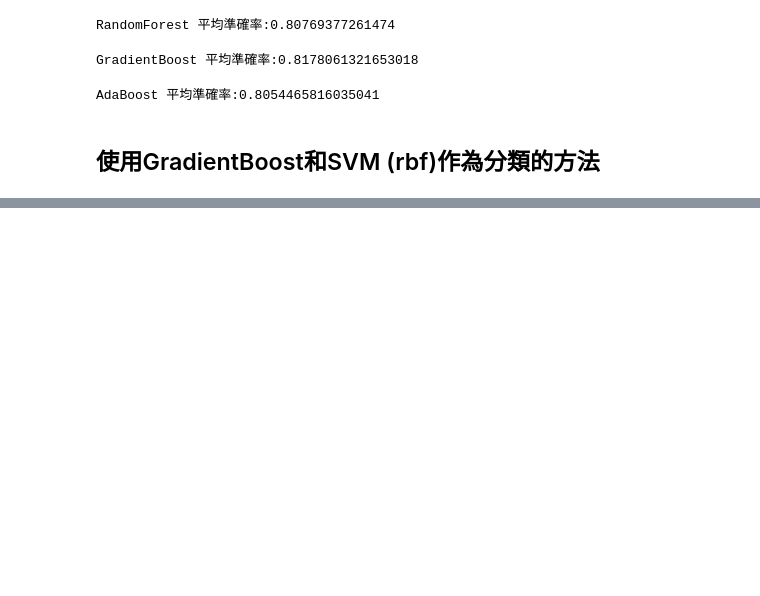
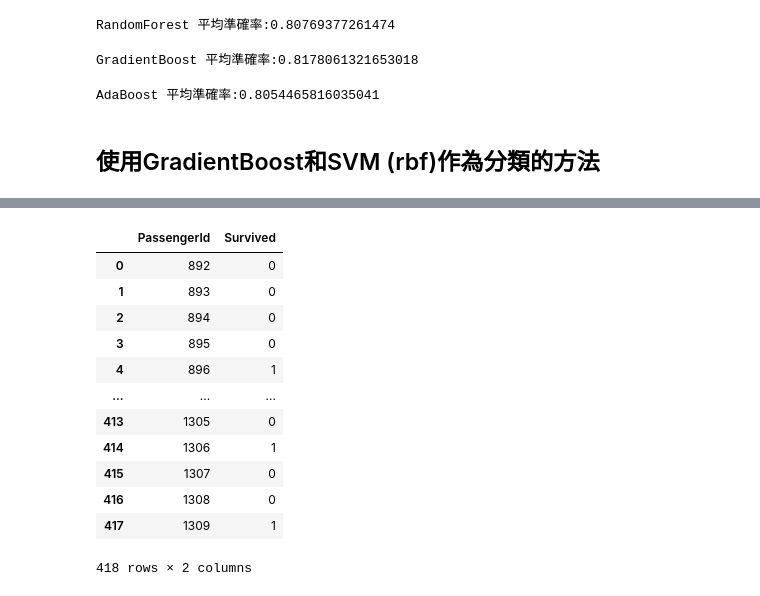
Before and after one commit to highsunday/Kaggle-, a Jupyter notebook: Titanic/titanic predict3.ipynb, the cells around one changed output, grey strips where cells are left out. Drawn from its saved outputs; the diff is of its cells as text; code cells hidden in the pictures; blank space fills up the shorter version.

```diff
--- a/Titanic/titanic predict3.ipynb
+++ b/Titanic/titanic predict3.ipynb
@@ -318,0 +527,2 @@ AdaBoost 平均準確率:0.8054465816035041
+# %%
+model1_res = model1.predict(Data_test)
@@ -318,0 +577,22 @@ AdaBoost 平均準確率:0.8054465816035041
+# %%
+df1=Data_test_orignal['PassengerId'].copy()
+df1.reset_index(drop=True, inplace=True)
+df2=pd.DataFrame(model1_res)
+df2.reset_index(drop=True, inplace=True)
+model1_res = pd.concat( [df1, df2], axis=1)
+model1_res.columns=['PassengerId','Survived']
+model1_res
+# %% [output]
+|  | PassengerId | Survived |
+| 0 | 892 | 0 |
+| 1 | 893 | 0 |
+| 2 | 894 | 0 |
+| 3 | 895 | 0 |
+| 4 | 896 | 1 |
+| ... | ... | ... |
+| 413 | 1305 | 0 |
+| 414 | 1306 | 1 |
+| 415 | 1307 | 0 |
+| 416 | 1308 | 0 |
+| 417 | 1309 | 1 |
+418 rows × 2 columns
```
Also changed, not shown: parts of 29 cells of this notebook.
